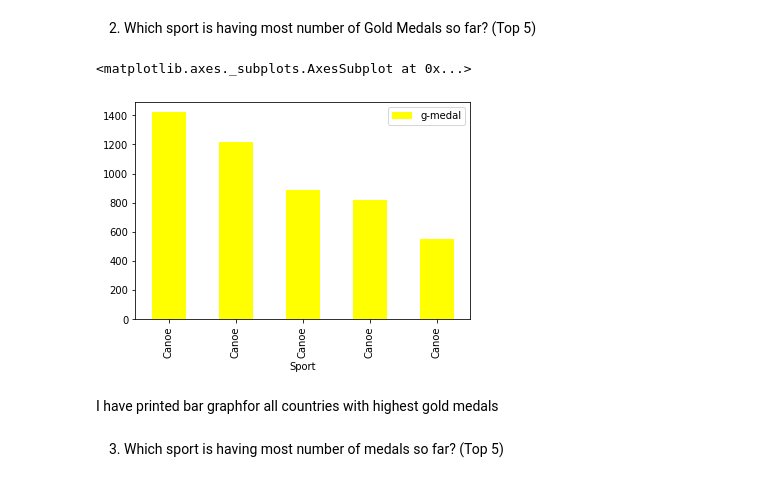
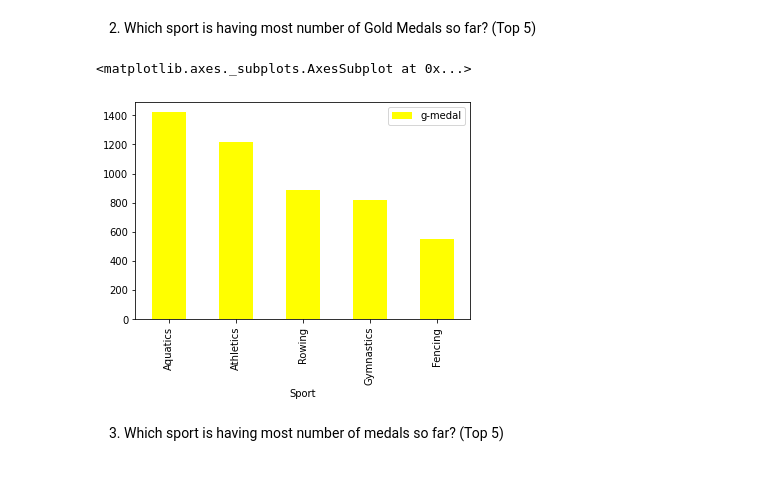
Before and after one commit to SachiSachu/Elite-works, a Jupyter notebook: summer_olymp.ipynb, the cells around one changed output. Drawn from its saved outputs; the diff is of its cells as text; code cells hidden in the pictures.

```diff
--- a/summer_olymp.ipynb
+++ b/summer_olymp.ipynb
@@ -22,17 +22,15 @@ len(df['City'].unique())
 # %%
 for sam in df['Sport'].unique():
   pr = df[(df['Medal']=='Gold')]
 bl = []
 for sam in pr['Sport'].unique():
-  bl.append([d, len(pr[pr['Sport']==sam])])
+  bl.append([sam, len(pr[pr['Sport']==sam])])
 bl = pd.DataFrame(bl, columns=['Sport', 'g-medal'])
 bl = bl.sort_values(by='g-medal', ascending=False,).head()
 bl.plot(x= 'Sport', y='g-medal', kind='bar', color='yellow')
 # %% [output]
 <matplotlib.axes._subplots.AxesSubplot at 0x...>
-[figure, old version]
+[figure, new version]
-# %% [markdown]
-I have printed bar graphfor all countries with highest gold medals
 # %% [markdown]
 3. Which sport is having most number of medals so far? (Top 5)
 # %%
```
Also changed, not shown: parts of 1 cell of this notebook.
